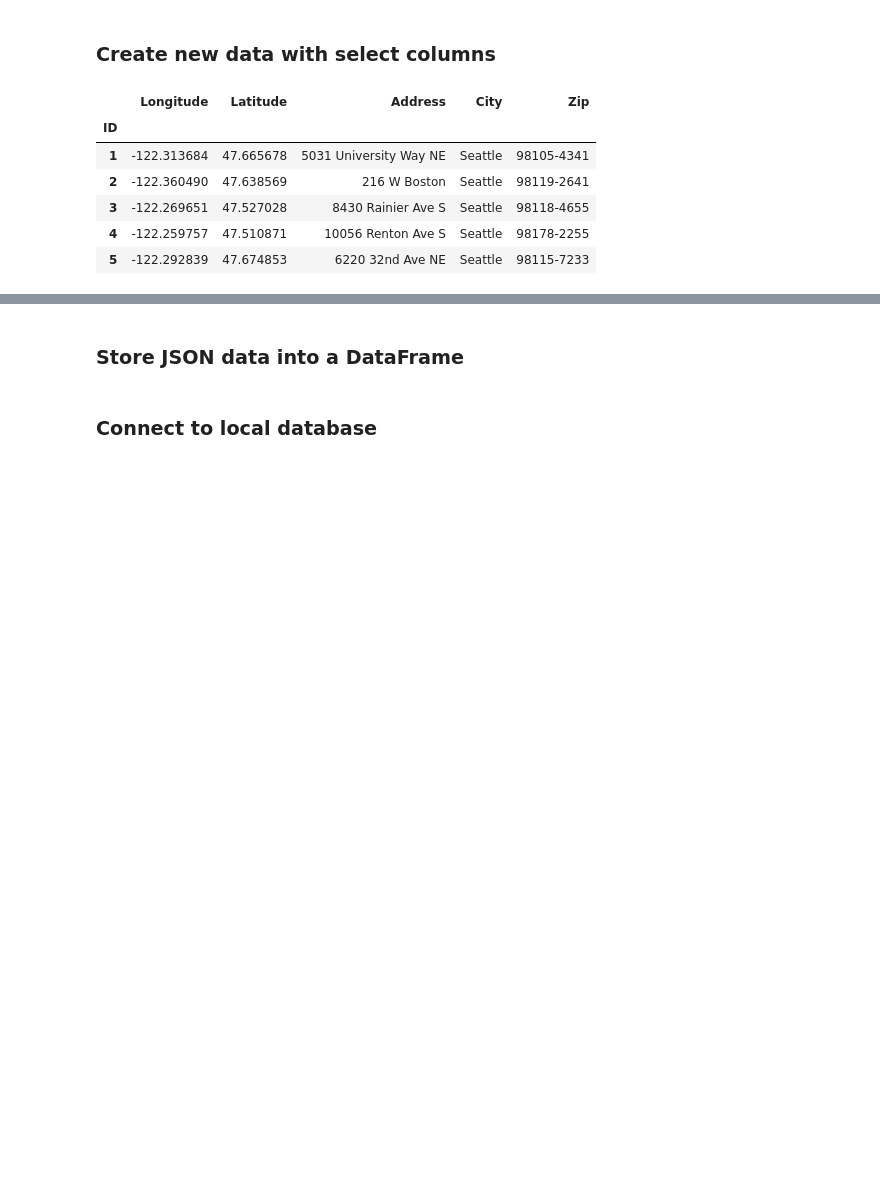
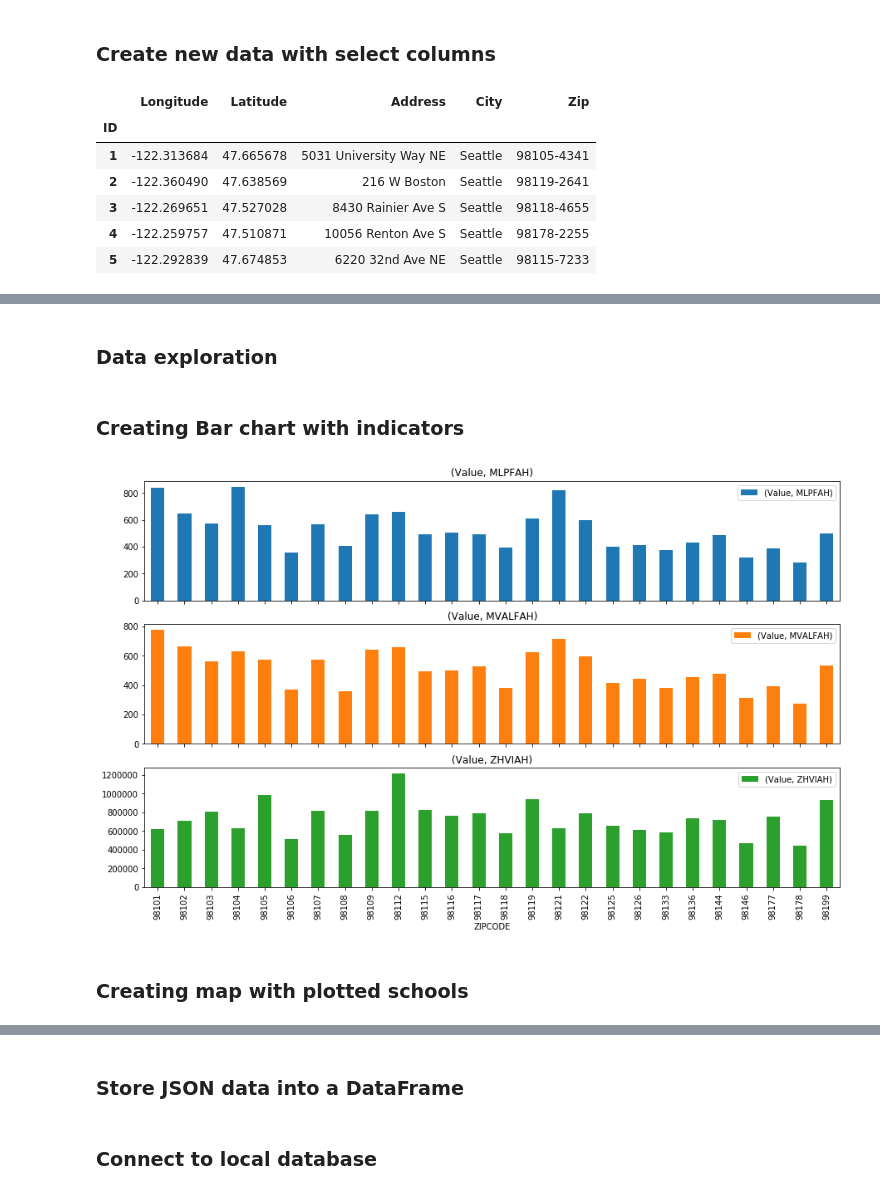
Before and after one commit to LauraJ3053/ETL_Project, a Jupyter notebook: ETL_Project.ipynb, the cells around one changed output, grey strips where cells are left out. Drawn from its saved outputs; the diff is of its cells as text; code cells hidden in the pictures; blank space fills up the shorter version.

```diff
--- a/ETL_Project.ipynb
+++ b/ETL_Project.ipynb
@@ -91,0 +124,11 @@ prvt_schools_transformed.head()
+# %%
+data = []
+
+with open('ZILLOW_metadata.csv') as fp:
+    for line in fp:
+        if re.search(r'^Z98',line):
+            for z in seattlezips:
+                regex = re.compile(f'Z{z}_MLPFAH|Z{z}_MVALFAH|Z{z}_ZHVIAH')
+                m = regex.match(line)
+                if m:
+                    data.append(m.group())
@@ -91,0 +137,28 @@ prvt_schools_transformed.head()
+# %%
+quandl.ApiConfig.api_key = "z4txEPd8aUpZ3ABZzCcy"
+
+MLPFAH_label = 'Median Listing Price Per Square Foot - All Homes'
+MVALFAH_label = 'Median Value Per Square Foot - All Homes'
+ZHVIAH_label = 'Zillow Home Value Index - All Homes'
+zillow_data = pd.DataFrame()
+
+i = 0
+
+for d in data:
+    try:
+        z, x = d.split("_")
+        #print(f'{z[1:]}, {x}')
+        delay_time = np.random.uniform(0,0.2)
+        time.sleep(delay_time)
+        tmp = quandl.get(f'ZILLOW/{d}',start_date='2018-04-30', end_date='2019-04-30')
+        tmp['ZIPCODE'] = z[1:]
+        tmp['INDICATOR'] = x
+        tmp.reset_index(inplace=True)
+        #print(tmp.head())
+        zillow_data = zillow_data.append(tmp, ignore_index=True)
+        #i = i + 1
+        if i > 50:
+            break
+    except:
+        print(f'{z} failed')
+        next
@@ -91,0 +176,12 @@ prvt_schools_transformed.head()
+# %% [markdown]
+### Data exploration
+# %%
+zillow_grouped = zillow_data.groupby(['ZIPCODE','INDICATOR']).median()
+# %% [markdown]
+### Creating Bar chart with  indicators
+# %%
+zillow_grouped.unstack(level=1).plot(kind='bar', subplots=True, figsize=(15,9));
+# %% [output]
+[figure, added]
+# %% [markdown]
+### Creating map with plotted schools
```
Also changed, not shown: parts of 12 cells of this notebook.
